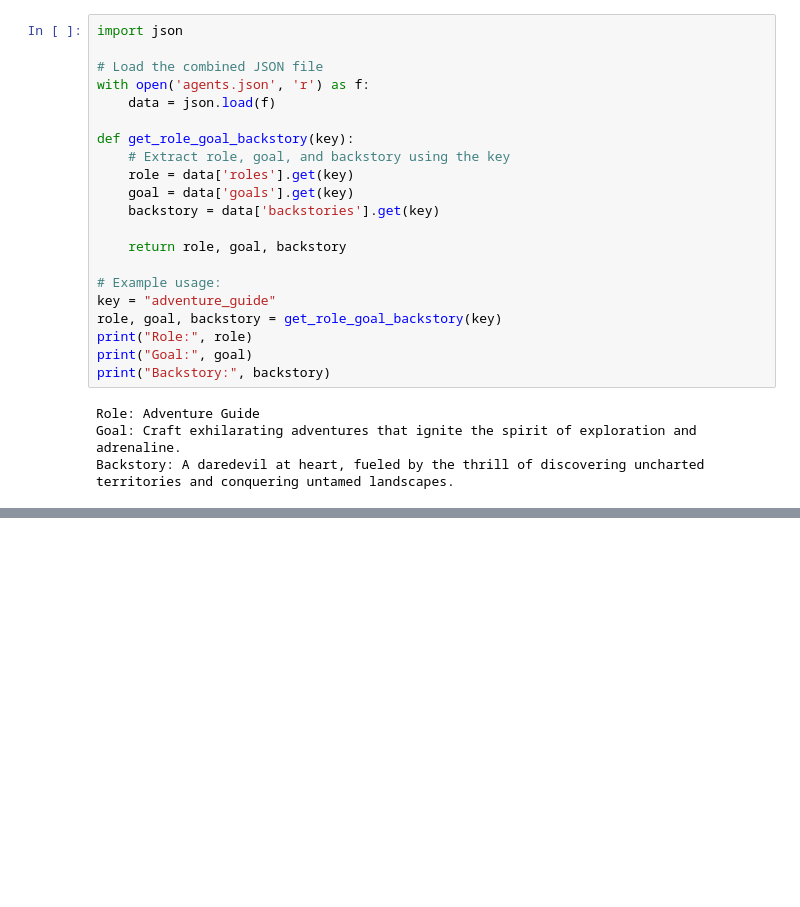
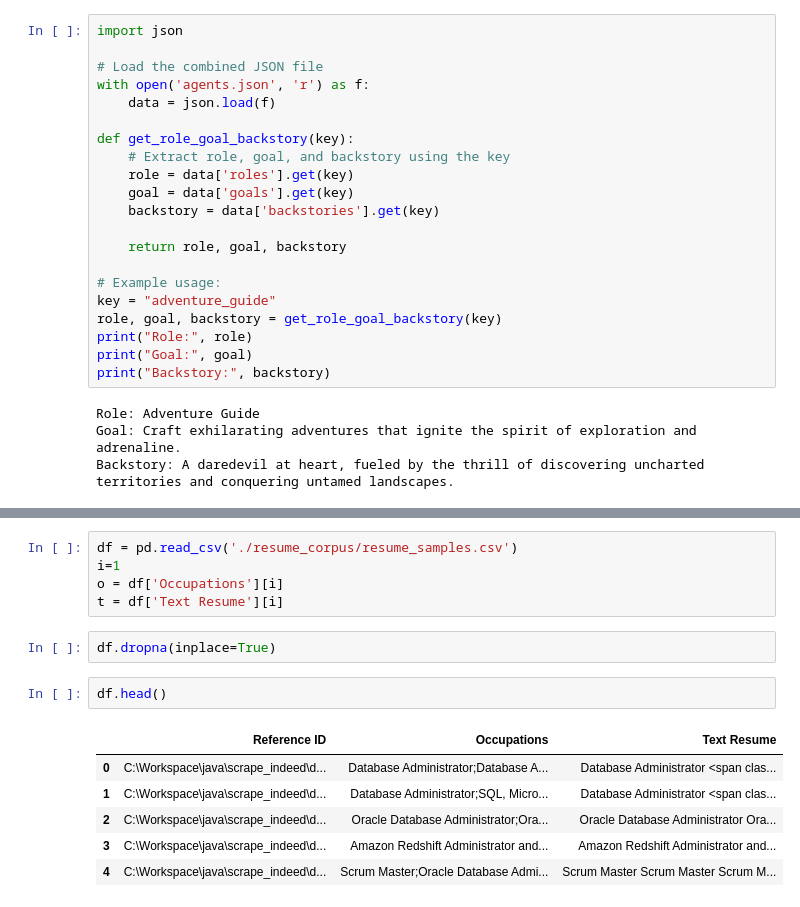
Before and after one commit to ManojKesani/local_chat, a Jupyter notebook: chat.ipynb, the cells around one changed output, grey strips where cells are left out. Cells and saved outputs as stored; diff of their text form; blank space fills up the shorter version.

Commit message:
python resume

```diff
--- a/chat.ipynb
+++ b/chat.ipynb
@@ -173,0 +229,16 @@ Agent 'quiz_Tutor' added successfully.
+# %%
+df = pd.read_csv('./resume_corpus/resume_samples.csv')
+i=1
+o = df['Occupations'][i]
+t = df['Text Resume'][i]
+# %%
+df.dropna(inplace=True)
+# %%
+df.head()
+# %% [output]
+|  | Reference ID | Occupations | Text Resume |
+| 0 | C:\Workspace\java\scrape_indeed\d... | Database Administrator;Database A... | Database Administrator <span clas... |
+| 1 | C:\Workspace\java\scrape_indeed\d... | Database Administrator;SQL, Micro... | Database Administrator <span clas... |
+| 2 | C:\Workspace\java\scrape_indeed\d... | Oracle Database Administrator;Ora... | Oracle Database Administrator Ora... |
+| 3 | C:\Workspace\java\scrape_indeed\d... | Amazon Redshift Administrator and... | Amazon Redshift Administrator and... |
+| 4 | C:\Workspace\java\scrape_indeed\d... | Scrum Master;Oracle Database Admi... | Scrum Master Scrum Master Scrum M... |
```
Also changed, not shown: parts of 16 cells of this notebook, 9 other files.
